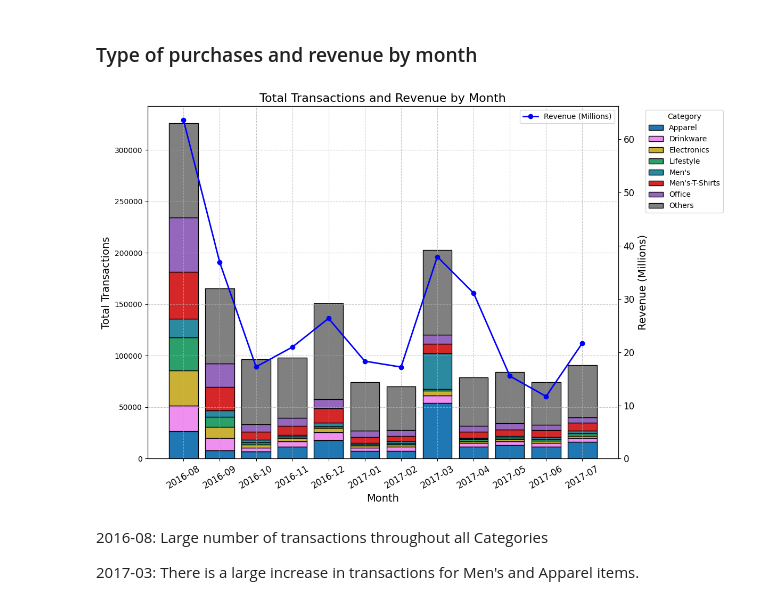
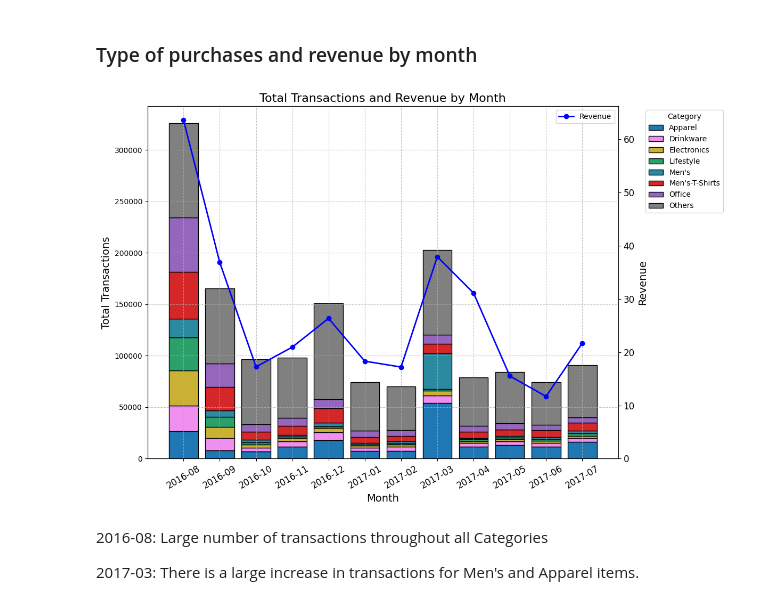
Before and after one commit to woobrandon/DSA3101-Potato-Wedges, a Jupyter notebook: GoogleAnalyticsAnalysis.ipynb, the cells around one changed output. Drawn from its saved outputs; the diff is of its cells as text; code cells hidden in the pictures.

```diff
--- a/GoogleAnalyticsAnalysis.ipynb
+++ b/GoogleAnalyticsAnalysis.ipynb
@@ -77,36 +77,36 @@ category_colors = {
 
 # Plot the stacked bar chart on the primary y-axis
 for category, color in category_colors.items():
     if category in pivot_df.TotalTransactions.columns:
         ax1.bar(pivot_df.index, pivot_df.TotalTransactions[category], bottom=bottoms,
                 label=category, color=color, edgecolor='black')
         bottoms = [bottoms[j] + pivot_df.TotalTransactions[category].iloc[j]
                    for j in range(len(bottoms))]
 
 # Create a secondary y-axis
 ax2 = ax1.twinx()
 ax2.plot(pivot_df.index, pivot_df.TotalRevenue.sum(axis=1)/1e12, marker='o',
-         color='b', linestyle='-', linewidth=2, label='Revenue (Millions)')
+         color='b', linestyle='-', linewidth=2, label='Revenue')
 
 # Add labels and titles
 ax1.set_xlabel('Month', fontsize=14)
 ax1.set_ylabel('Total Transactions', fontsize=14)
 ax1.set_title('Total Transactions and Revenue by Month', fontsize=16)
 ax1.tick_params(axis='x', rotation=30, labelsize=12)
 ax1.legend(title='Category', bbox_to_anchor=(1.05, 1), loc='upper left')
 
-ax2.set_ylabel('Revenue (Millions)', fontsize=14)
+ax2.set_ylabel('Revenue', fontsize=14)
 ax2.tick_params(axis='y', labelsize=12)
 ax2.legend(loc='upper right')
 ax2.set_ylim(bottom=0)
 
 # Add a grid
 ax1.grid(True, linestyle='--', alpha=0.7)
 
 plt.tight_layout()
 plt.show()
 # %% [output]
-[figure, old version]
+[figure, new version]
 # %% [markdown]
 2016-08: Large number of transactions throughout all Categories
 
```
Also changed, not shown: parts of 16 cells of this notebook.
